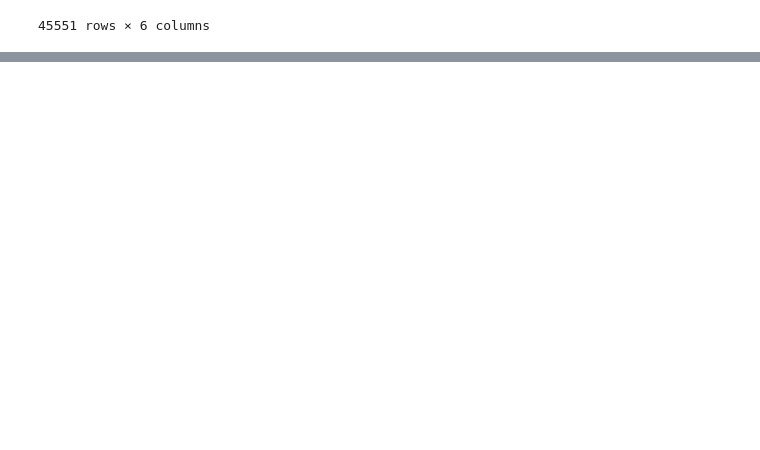
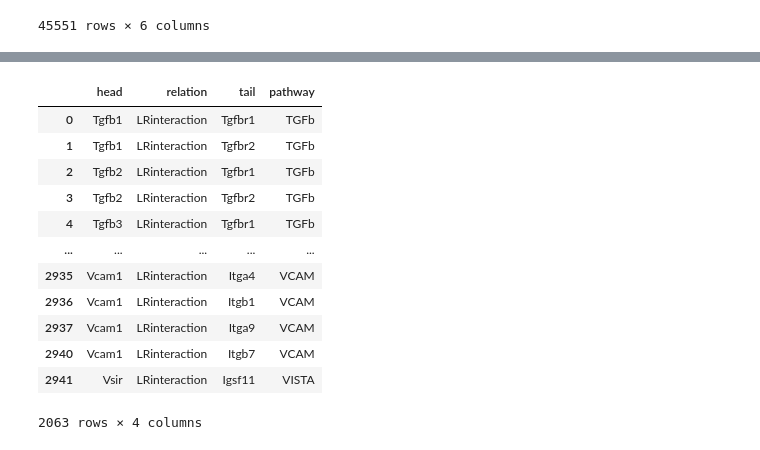
Before and after one commit to FerranC96/sKG4cellCommns, a Jupyter notebook: one.ipynb, the cells around one changed output, grey strips where cells are left out. Saved outputs shown, nothing was run; the diff lists cells and outputs as text; code cells hidden in the pictures; blank space fills up the shorter version.

```diff
--- a/one.ipynb
+++ b/one.ipynb
@@ -198,0 +231,32 @@ ccDB_mouse[3]
+# %%
+#Pivot longer the correceptors
+df = []
+#Apply more efficient parsing than iterrows?
+for i in dCellChat.iterrows():
+    if type(i[1]["receptor"]) is list: #ONly iterate over lists (coreceptors)
+        for r in i[1]["receptor"]:#i[1] to get data, not index
+            df.append([i[1]["ligand"], "LRinteraction", r,
+                        i[1]["pathway_name"]])
+    else:
+        df.append([i[1]["ligand"], "LRinteraction", i[1]["receptor"],
+                    i[1]["pathway_name"]])
+
+dCellChat = pd.DataFrame(df,
+                columns=["head","relation","tail","pathway"]
+                ).drop_duplicates()
+    #Drop duplicates arising from receptor/coreceptor undefinition
+dCellChat
+# %% [output]
+|  | head | relation | tail | pathway |
+| 0 | Tgfb1 | LRinteraction | Tgfbr1 | TGFb |
+| 1 | Tgfb1 | LRinteraction | Tgfbr2 | TGFb |
+| 2 | Tgfb2 | LRinteraction | Tgfbr1 | TGFb |
+| 3 | Tgfb2 | LRinteraction | Tgfbr2 | TGFb |
+| 4 | Tgfb3 | LRinteraction | Tgfbr1 | TGFb |
+| ... | ... | ... | ... | ... |
+| 2935 | Vcam1 | LRinteraction | Itga4 | VCAM |
+| 2936 | Vcam1 | LRinteraction | Itgb1 | VCAM |
+| 2937 | Vcam1 | LRinteraction | Itga9 | VCAM |
+| 2940 | Vcam1 | LRinteraction | Itgb7 | VCAM |
+| 2941 | Vsir | LRinteraction | Igsf11 | VISTA |
+2063 rows × 4 columns
```
Also changed, not shown: parts of 12 cells of this notebook, 1 other file.
